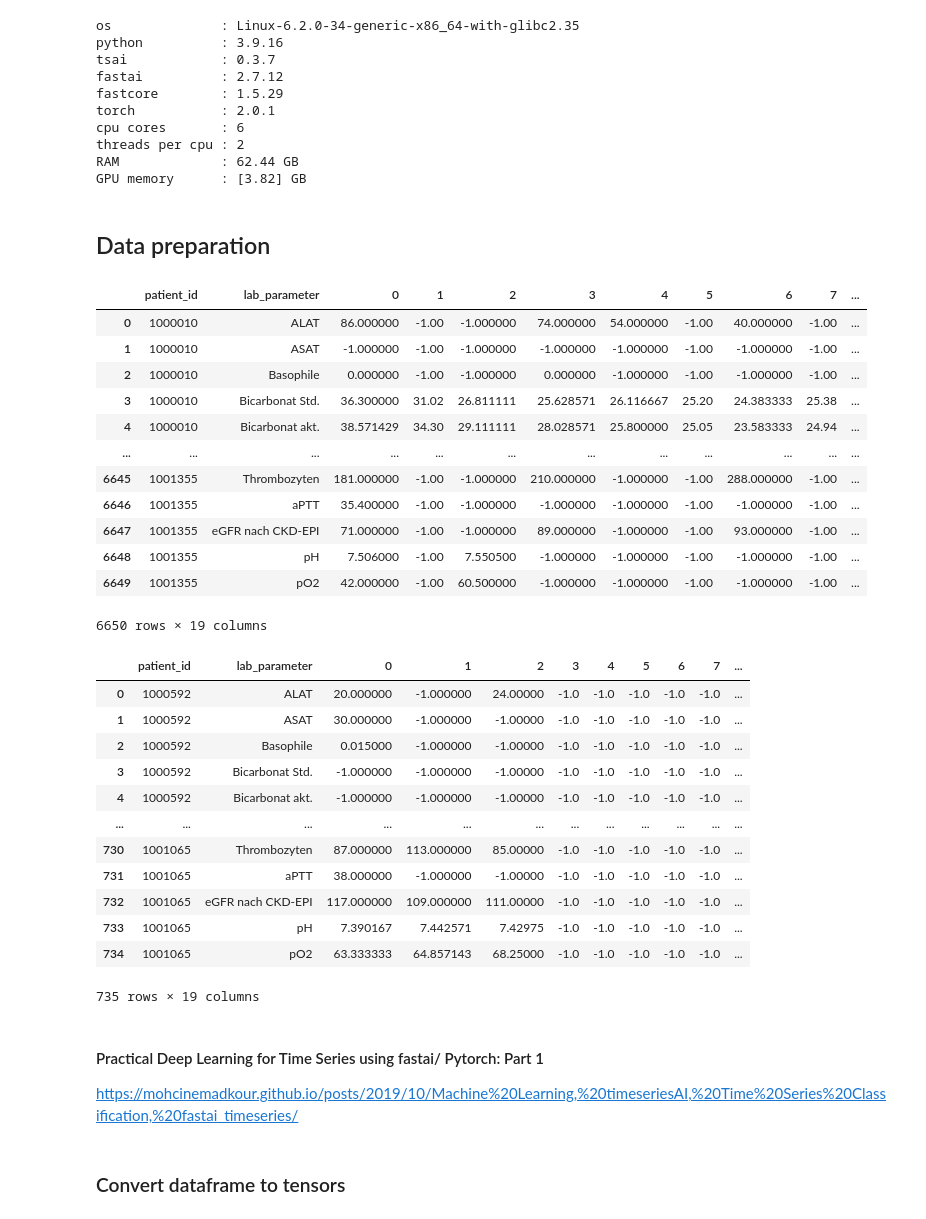
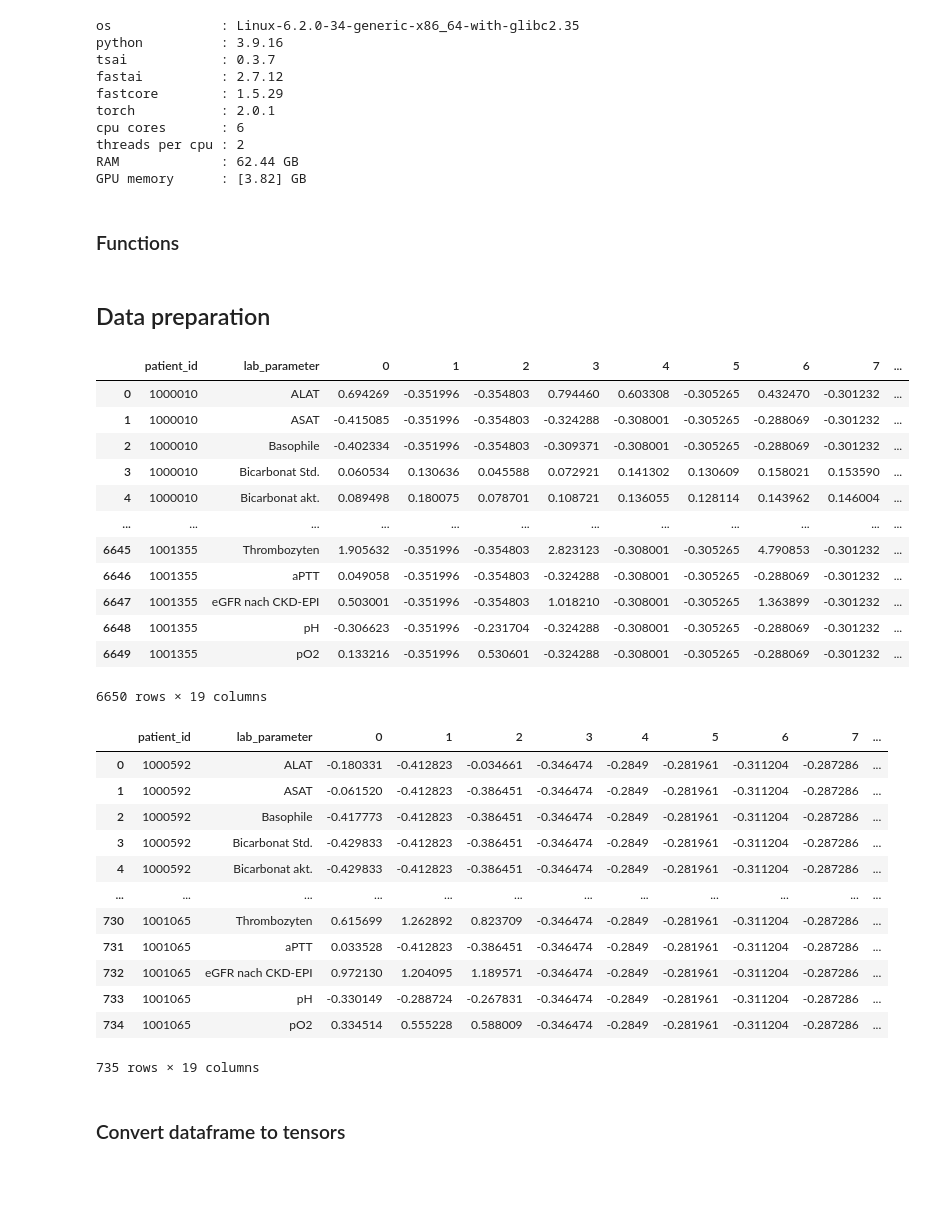
Before and after one commit to jagh/patientomics, a Jupyter notebook: notebooks/tsai_model_development.ipynb, the cells around one changed output. Saved outputs shown, nothing was run; the diff lists cells and outputs as text; code cells hidden in the pictures; blank space fills up the shorter version.

```diff
--- a/notebooks/tsai_model_development.ipynb
+++ b/notebooks/tsai_model_development.ipynb
@@ -20,62 +20,84 @@ cpu cores       : 6
 threads per cpu : 2
 RAM             : 62.44 GB
 GPU memory      : [3.82] GB
+# %% [markdown]
+### Functions
+# %%
+
+from sklearn.preprocessing import StandardScaler
+
+def z_scores(df):
+    """ Normalizing the values per each lab_parameter column using Z-scores (standardization)
+    """
+    # Separate the columns that should not be normalized (patient_id, lab_parameter, and target)
+    non_normalize_cols = ['patient_id', 'lab_parameter', 'target']
+    normalized_cols = [col for col in df.columns if col not in non_normalize_cols]
+
+    # Initialize the StandardScaler
+    scaler = StandardScaler()
+
+    # Apply Z-score normalization to the numeric columns
+    df[normalized_cols] = scaler.fit_transform(df[normalized_cols])
+
+    return df
 # %% [markdown]
 ## Data preparation
 # %%
 
 import os
 import pandas as pd
 import numpy as np
 from io import StringIO
 from scipy.stats import mode  # Import the mode function from scipy.stats
 
 # Read the list of unique patient IDs
 dir_path = '//home/jagh/Documents/01_UB/MultiOmiX/patientomics/data/05_data_exploration/01_preprocessing_116_PLCP/03_dataset/'
 
 ## Read tarining set
 # filename_tr = os.path.join(dir_path, 'zTrainset_raw-0_to_15_ts.csv')
 filename_tr = os.path.join(dir_path, 'zzTrainset-0_to_15_ts.csv')
 df_tr = pd.read_csv(filename_tr, sep=',', header=0)
+
+## Apply z-scores
+df_tr = z_scores(df_tr)
 display(df_tr)
 
 
 ## Read validation set
 # filename_Va = os.path.join(dir_path, 'zValidset_raw-0_to_15_ts.csv')
 filename_Va = os.path.join(dir_path, 'zzValidset-0_to_15_ts.csv')
 df_Va = pd.read_csv(filename_Va, sep=',', header=0)
+
+## Apply z-scores
+df_Va = z_scores(df_Va)
 display(df_Va)
 # %% [output]
 |  | patient_id | lab_parameter | 0 | 1 | 2 | 3 | 4 | 5 | 6 | 7 | ... |
-| 0 | 1000010 | ALAT | 86.000000 | -1.00 | -1.000000 | 74.000000 | 54.000000 | -1.00 | 40.000000 | -1.00 | ... |
-| 1 | 1000010 | ASAT | -1.000000 | -1.00 | -1.000000 | -1.000000 | -1.000000 | -1.00 | -1.000000 | -1.00 | ... |
-| 2 | 1000010 | Basophile | 0.000000 | -1.00 | -1.000000 | 0.000000 | -1.000000 | -1.00 | -1.000000 | -1.00 | ... |
-| 3 | 1000010 | Bicarbonat Std. | 36.300000 | 31.02 | 26.811111 | 25.628571 | 26.116667 | 25.20 | 24.383333 | 25.38 | ... |
-| 4 | 1000010 | Bicarbonat akt. | 38.571429 | 34.30 | 29.111111 | 28.028571 | 25.800000 | 25.05 | 23.583333 | 24.94 | ... |
+| 0 | 1000010 | ALAT | 0.694269 | -0.351996 | -0.354803 | 0.794460 | 0.603308 | -0.305265 | 0.432470 | -0.301232 | ... |
+| 1 | 1000010 | ASAT | -0.415085 | -0.351996 | -0.354803 | -0.324288 | -0.308001 | -0.305265 | -0.288069 | -0.301232 | ... |
+| 2 | 1000010 | Basophile | -0.402334 | -0.351996 | -0.354803 | -0.309371 | -0.308001 | -0.305265 | -0.288069 | -0.301232 | ... |
+| 3 | 1000010 | Bicarbonat Std. | 0.060534 | 0.130636 | 0.045588 | 0.072921 | 0.141302 | 0.130609 | 0.158021 | 0.153590 | ... |
+| 4 | 1000010 | Bicarbonat akt. | 0.089498 | 0.180075 | 0.078701 | 0.108721 | 0.136055 | 0.128114 | 0.143962 | 0.146004 | ... |
 | ... | ... | ... | ... | ... | ... | ... | ... | ... | ... | ... | ... |
-| 6645 | 1001355 | Thrombozyten | 181.000000 | -1.00 | -1.000000 | 210.000000 | -1.000000 | -1.00 | 288.000000 | -1.00 | ... |
-| 6646 | 1001355 | aPTT | 35.400000 | -1.00 | -1.000000 | -1.000000 | -1.000000 | -1.00 | -1.000000 | -1.00 | ... |
-| 6647 | 1001355 | eGFR nach CKD-EPI | 71.000000 | -1.00 | -1.000000 | 89.000000 | -1.000000 | -1.00 | 93.000000 | -1.00 | ... |
-| 6648 | 1001355 | pH | 7.506000 | -1.00 | 7.550500 | -1.000000 | -1.000000 | -1.00 | -1.000000 | -1.00 | ... |
-| 6649 | 1001355 | pO2 | 42.000000 | -1.00 | 60.500000 | -1.000000 | -1.000000 | -1.00 | -1.000000 | -1.00 | ... |
+| 6645 | 1001355 | Thrombozyten | 1.905632 | -0.351996 | -0.354803 | 2.823123 | -0.308001 | -0.305265 | 4.790853 | -0.301232 | ... |
+| 6646 | 1001355 | aPTT | 0.049058 | -0.351996 | -0.354803 | -0.324288 | -0.308001 | -0.305265 | -0.288069 | -0.301232 | ... |
+| 6647 | 1001355 | eGFR nach CKD-EPI | 0.503001 | -0.351996 | -0.354803 | 1.018210 | -0.308001 | -0.305265 | 1.363899 | -0.301232 | ... |
+| 6648 | 1001355 | pH | -0.306623 | -0.351996 | -0.231704 | -0.324288 | -0.308001 | -0.305265 | -0.288069 | -0.301232 | ... |
+| 6649 | 1001355 | pO2 | 0.133216 | -0.351996 | 0.530601 | -0.324288 | -0.308001 | -0.305265 | -0.288069 | -0.301232 | ... |
 6650 rows × 19 columns
 |  | patient_id | lab_parameter | 0 | 1 | 2 | 3 | 4 | 5 | 6 | 7 | ... |
-| 0 | 1000592 | ALAT | 20.000000 | -1.000000 | 24.00000 | -1.0 | -1.0 | -1.0 | -1.0 | -1.0 | ... |
-| 1 | 1000592 | ASAT | 30.000000 | -1.000000 | -1.00000 | -1.0 | -1.0 | -1.0 | -1.0 | -1.0 | ... |
-| 2 | 1000592 | Basophile | 0.015000 | -1.000000 | -1.00000 | -1.0 | -1.0 | -1.0 | -1.0 | -1.0 | ... |
-| 3 | 1000592 | Bicarbonat Std. | -1.000000 | -1.000000 | -1.00000 | -1.0 | -1.0 | -1.0 | -1.0 | -1.0 | ... |
-| 4 | 1000592 | Bicarbonat akt. | -1.000000 | -1.000000 | -1.00000 | -1.0 | -1.0 | -1.0 | -1.0 | -1.0 | ... |
+| 0 | 1000592 | ALAT | -0.180331 | -0.412823 | -0.034661 | -0.346474 | -0.2849 | -0.281961 | -0.311204 | -0.287286 | ... |
+| 1 | 1000592 | ASAT | -0.061520 | -0.412823 | -0.386451 | -0.346474 | -0.2849 | -0.281961 | -0.311204 | -0.287286 | ... |
+| 2 | 1000592 | Basophile | -0.417773 | -0.412823 | -0.386451 | -0.346474 | -0.2849 | -0.281961 | -0.311204 | -0.287286 | ... |
+| 3 | 1000592 | Bicarbonat Std. | -0.429833 | -0.412823 | -0.386451 | -0.346474 | -0.2849 | -0.281961 | -0.311204 | -0.287286 | ... |
+| 4 | 1000592 | Bicarbonat akt. | -0.429833 | -0.412823 | -0.386451 | -0.346474 | -0.2849 | -0.281961 | -0.311204 | -0.287286 | ... |
 | ... | ... | ... | ... | ... | ... | ... | ... | ... | ... | ... | ... |
-| 730 | 1001065 | Thrombozyten | 87.000000 | 113.000000 | 85.00000 | -1.0 | -1.0 | -1.0 | -1.0 | -1.0 | ... |
-| 731 | 1001065 | aPTT | 38.000000 | -1.000000 | -1.00000 | -1.0 | -1.0 | -1.0 | -1.0 | -1.0 | ... |
-| 732 | 1001065 | eGFR nach CKD-EPI | 117.000000 | 109.000000 | 111.00000 | -1.0 | -1.0 | -1.0 | -1.0 | -1.0 | ... |
-| 733 | 1001065 | pH | 7.390167 | 7.442571 | 7.42975 | -1.0 | -1.0 | -1.0 | -1.0 | -1.0 | ... |
-| 734 | 1001065 | pO2 | 63.333333 | 64.857143 | 68.25000 | -1.0 | -1.0 | -1.0 | -1.0 | -1.0 | ... |
+| 730 | 1001065 | Thrombozyten | 0.615699 | 1.262892 | 0.823709 | -0.346474 | -0.2849 | -0.281961 | -0.311204 | -0.287286 | ... |
+| 731 | 1001065 | aPTT | 0.033528 | -0.412823 | -0.386451 | -0.346474 | -0.2849 | -0.281961 | -0.311204 | -0.287286 | ... |
+| 732 | 1001065 | eGFR nach CKD-EPI | 0.972130 | 1.204095 | 1.189571 | -0.346474 | -0.2849 | -0.281961 | -0.311204 | -0.287286 | ... |
+| 733 | 1001065 | pH | -0.330149 | -0.288724 | -0.267831 | -0.346474 | -0.2849 | -0.281961 | -0.311204 | -0.287286 | ... |
+| 734 | 1001065 | pO2 | 0.334514 | 0.555228 | 0.588009 | -0.346474 | -0.2849 | -0.281961 | -0.311204 | -0.287286 | ... |
 735 rows × 19 columns
-# %% [markdown]
-#### Practical Deep Learning for Time Series using fastai/ Pytorch: Part 1
-
-https://mohcinemadkour.github.io/posts/2019/10/Machine%20Learning,%20timeseriesAI,%20Time%20Series%20Classification,%20fastai_timeseries/
 # %% [markdown]
 ### Convert dataframe to tensors
 # %%
```
Also changed, not shown: parts of 10 cells of this notebook.
